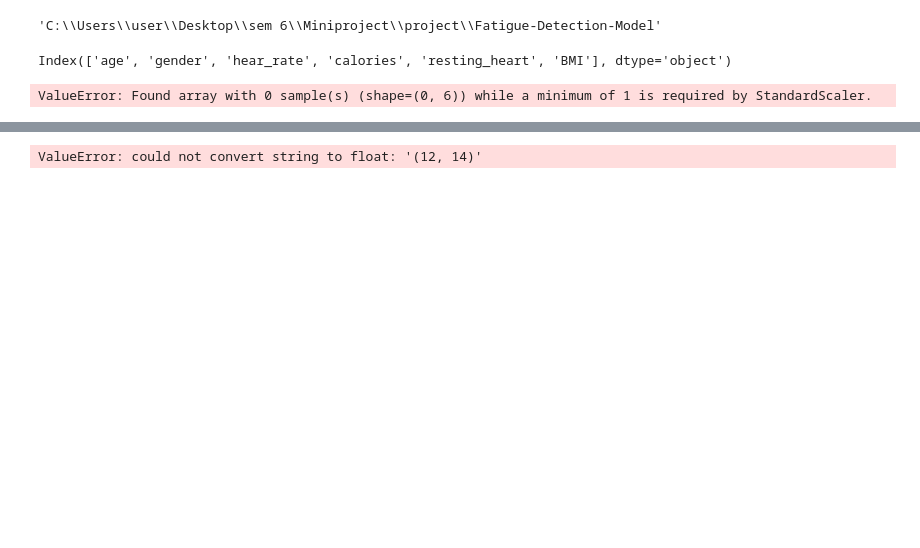
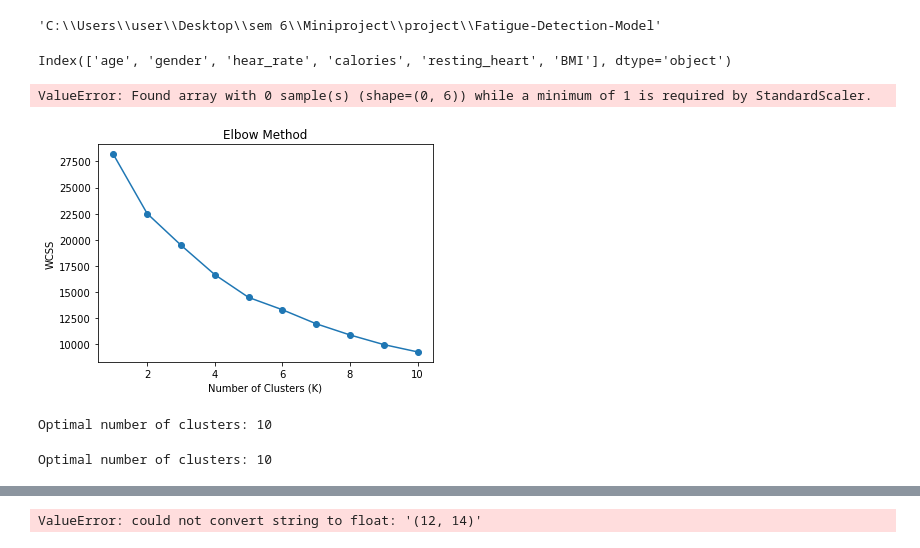
Before and after one commit to FayizUmar/Fatigue-Detection-Model, a Jupyter notebook: fatigue_final.ipynb, the cells around one changed output, grey strips where cells are left out. Drawn from its saved outputs; the diff is of its cells as text; code cells hidden in the pictures; blank space fills up the shorter version.

```diff
--- a/fatigue_final.ipynb
+++ b/fatigue_final.ipynb
@@ -4066,7 +4082,7 @@ from sklearn.preprocessing import StandardScaler
 from sklearn.cluster import KMeans
 
 # Load the dataset
-df = pd.read_excel('C:\\Users\\user\\Desktop\\sem 6\\Miniproject\\project\\Fatigue-Detection-Model\\new.xlsx')
+df = pd.read_excel("C:/Users/DELL/Desktop/Fatigue-Detection-Model/new.xlsx")
 
 # Handling missing values
 df.dropna(inplace=True)  # Drop rows with missing values
@@ -4092,7 +4108,7 @@ scaler = StandardScaler()
 X_scaled = scaler.fit_transform(X)
 
 # Choose the number of clusters
-num_clusters = 5
+num_clusters = 4
 
 # Apply K-means clustering
 kmeans = KMeans(n_clusters=num_clusters, random_state=42)
@@ -4122,6 +4138,71 @@ print(df['cluster'].value_counts())
 df.to_csv('clustered_dataset.csv', index=False)
 # %% [output]
 ValueError: Found array with 0 sample(s) (shape=(0, 6)) while a minimum of 1 is required by StandardScaler.
+# %%
+import matplotlib.pyplot as plt
+from sklearn.cluster import KMeans
+
+# Assuming you have already prepared the feature data (X_scaled)
+
+# Define a range of K values
+k_values = range(1, 11)
+
+# Initialize an empty list to store the WCSS values
+wcss = []
+
+# Apply K-means clustering for each K value and calculate WCSS
+for k in k_values:
+    kmeans = KMeans(n_clusters=k, random_state=42)
+    kmeans.fit(X_scaled)
+    wcss.append(kmeans.inertia_)
+
+# Plot the number of clusters (K) against WCSS
+plt.plot(k_values, wcss, marker='o')
+plt.xlabel('Number of Clusters (K)')
+plt.ylabel('WCSS')
+plt.title('Elbow Method')
+plt.show()
+
+# Find the elbow point (optimal number of clusters)
+diffs = [wcss[i] - wcss[i-1] for i in range(1, len(wcss))]
+elbow_index = diffs.index(max(diffs)) + 1
+optimal_clusters = k_values[elbow_index]
+
+# Print the number of clusters corresponding to the elbow point
+print("Optimal number of clusters:", optimal_clusters)
+# %% [output]
+[figure, added]
+Optimal number of clusters: 10
+# %%
+import numpy as np
+from sklearn.cluster import KMeans
+from sklearn.metrics import silhouette_score
+
+# Assuming you have already prepared the feature data (X_scaled)
+
+# Define a range of K values
+k_values = range(2, 11)
+
+# Initialize an empty list to store the silhouette scores
+silhouette_scores = []
+
+# Iterate over each K value and calculate the silhouette score
+for k in k_values:
+    kmeans = KMeans(n_clusters=k, random_state=42)
+    cluster_labels = kmeans.fit_predict(X_scaled)
+    silhouette_avg = silhouette_score(X_scaled, cluster_labels)
+    silhouette_scores.append(silhouette_avg)
+
+# Find the index of the maximum silhouette score
+max_score_index = np.argmax(silhouette_scores)
+
+# Get the corresponding optimal number of clusters
+optimal_clusters = k_values[max_score_index]
+
+# Print the optimal number of clusters based on silhouette analysis
+print("Optimal number of clusters:", optimal_clusters)
+# %% [output]
+Optimal number of clusters: 10
 # %%
 import pandas as pd
 from sklearn.preprocessing import StandardScaler
```
Also changed, not shown: parts of 14 cells of this notebook, 6 other files.
